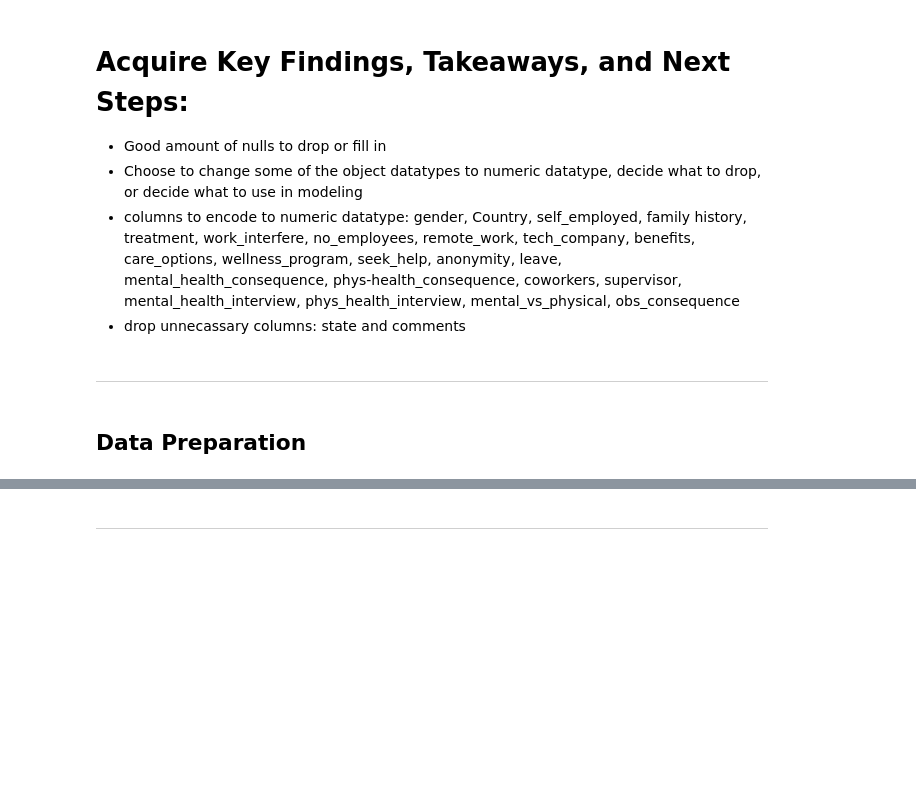
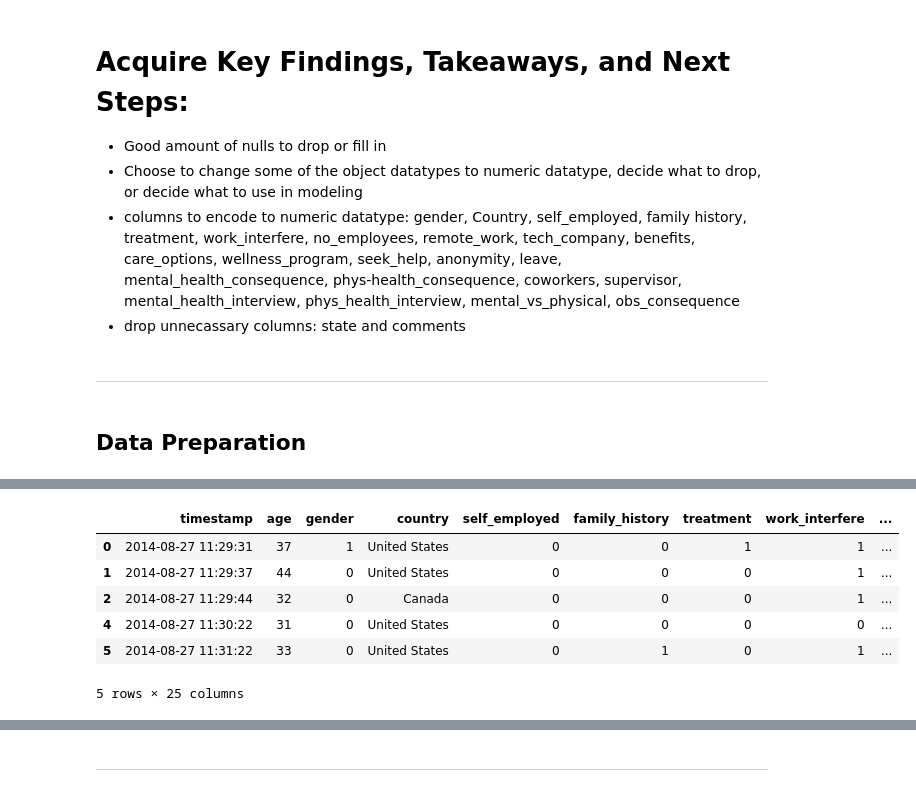
Before and after one commit to Mental-Health-In-Tech/tech-blues-capstone, a Jupyter notebook: first_draft.ipynb, the cells around one changed output, grey strips where cells are left out. Cells and saved outputs as stored; diff of their text form; code cells hidden in the pictures; blank space fills up the shorter version.

```diff
--- a/first_draft.ipynb
+++ b/first_draft.ipynb
@@ -56,0 +70,6 @@ DataFrame Head
+# %%
+#dropping Unnamed column (unncessary column)
+encoded_df= encoded_df.drop(columns='Unnamed: 0')
+# %%
+#Using prep strings function
+encoded_df= wrangle.prep_the_strings(encoded_df)
@@ -56,0 +97,14 @@ DataFrame Head
+# %%
+#using prep encode function
+encoded_df= wrangle.prep_encode(encoded_df)
+# %%
+#Looking at dataframe after prep functions
+encoded_df.head()
+# %% [output]
+|  | timestamp | age | gender | country | self_employed | family_history | treatment | work_interfere | ... |
+| 0 | 2014-08-27 11:29:31 | 37 | 1 | United States | 0 | 0 | 1 | 1 | ... |
+| 1 | 2014-08-27 11:29:37 | 44 | 0 | United States | 0 | 0 | 0 | 1 | ... |
+| 2 | 2014-08-27 11:29:44 | 32 | 0 | Canada | 0 | 0 | 0 | 1 | ... |
+| 4 | 2014-08-27 11:30:22 | 31 | 0 | United States | 0 | 0 | 0 | 0 | ... |
+| 5 | 2014-08-27 11:31:22 | 33 | 0 | United States | 0 | 1 | 0 | 1 | ... |
+5 rows × 25 columns
```
Also changed, not shown: parts of 9 cells of this notebook.
